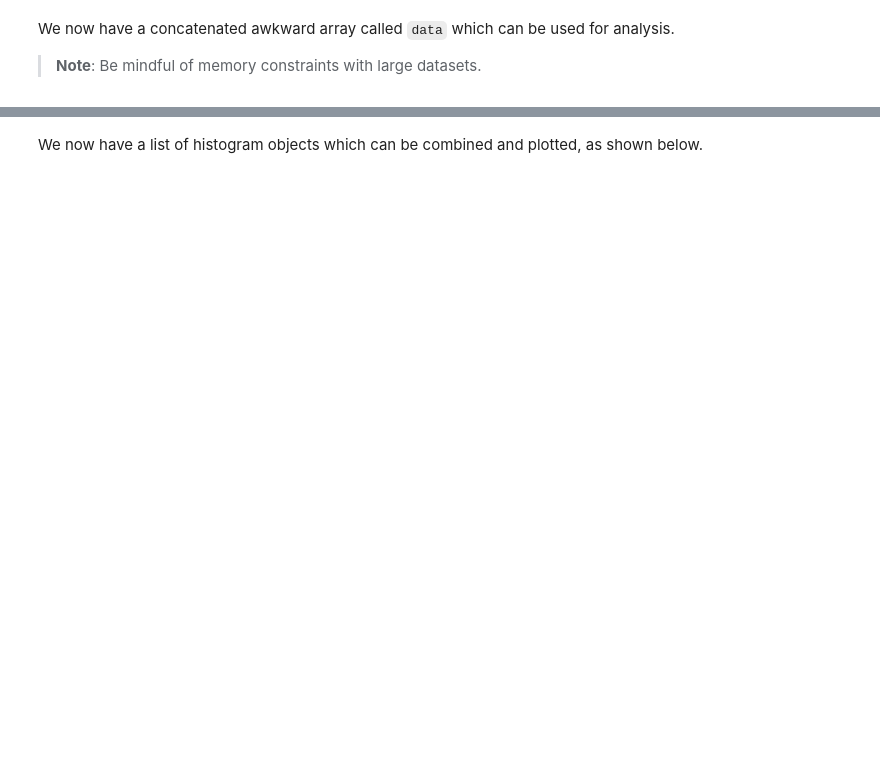
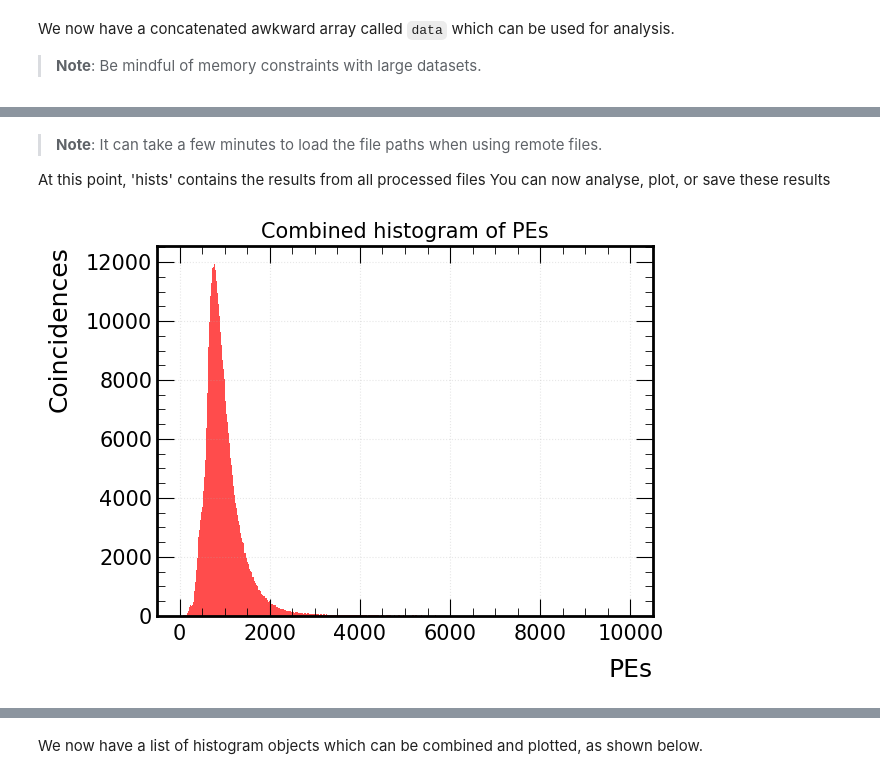
Before and after one commit to sam-grant/pyutils, a Jupyter notebook: examples/pyutils_multifile.ipynb, the cells around one changed output, grey strips where cells are left out. Cells and saved outputs as stored; diff of their text form; code cells hidden in the pictures; blank space fills up the shorter version.

```diff
--- a/examples/pyutils_multifile.ipynb
+++ b/examples/pyutils_multifile.ipynb
@@ -28,14 +25,19 @@ The `import_dataset` function from `pyimport` can be used to import a list of lo
 # %%
-# Import the Importer class from pyimport
-from pyimport import Importer
+# Import the Processor class from pyprocess
+from pyprocess import Processor
 
-# Initialise the Importer class instance
-importer = Importer(
+# Initialise the Processor class instance
+# If files are
+processor = Processor(
+    # use_remote = True,
+    # location = "disk",
     verbosity = 2
 )
 
 # Define path to list of 10 local files
+# "Local" means that each file name includes the full path to a localtion on a local disk, such as `/exp/data`.
 file_list_path = "/exp/mu2e/data/users/sgrant/EventNtuple/TestFileLists/local_file_list.txt"
+# file_list_path = "/exp/mu2e/data/users/sgrant/EventNtuple/TestFileLists/remote_file_list.txt"
 
 # Define branches
 # Branches can also be defined as a list of a grouped dict of lists, depending on requirements
@@ -47,9 +49,10 @@ branches = [
     "trksegs"
 ]
 
-# Import the files using multithreading
-data = importer.import_dataset(
+# Process the files using multithreading
+data = processor.process_data(
     file_list_path = file_list_path,
+    # defname = defname, # Alternatively, you can provide a SAM definition
     branches = branches
 )
 # %% [output]
@@ -140 +223,45 @@ For example, we can tell each worker thread to fill a histogram which we will co
+# %% [markdown]
+> **Note**: It can take a few minutes to load the file paths when using remote files.
+
+At this point, 'hists' contains the results from all processed files
+You can now analyse, plot, or save these results
+# %%
+import matplotlib.pyplot as plt
+
+nbins = 1000
+xrange = (0, 10000)
+
+# Combine the histograms
+combined_counts = np.zeros(nbins)
+
+# Loop through the processed results and add the counts
+for result in hists:
+    if result is not None:  # Check that the processing was successful
+        counts, _ = result  # Unpack the counts and bin_edges
+        # Convert awkward array to numpy array if needed
+        if hasattr(counts, 'to_numpy'):
+            counts = counts.to_numpy()
+        elif not isinstance(counts, np.ndarray):
+            counts = np.array(counts)
+        # Now add to the combined histogram
+        combined_counts += counts
+
+# Create the bin centres for plotting
+bin_centres = np.linspace(
+    xrange[0] + (xrange[1] - xrange[0])/(2*nbins),
+    xrange[1] - (xrange[1] - xrange[0])/(2*nbins),
+    nbins
+)
+
+# Plot the combined histogram
+plt.style.use("mu2e.mplstyle")
+plt.figure()
+plt.bar(bin_centres, combined_counts, width=(xrange[1] - xrange[0])/nbins, alpha=0.7)
+plt.xlabel('PEs')
+plt.ylabel('Coincidences')
+plt.title('Combined histogram of PEs')
+plt.grid(True, alpha=0.3)
+plt.show()
+# %% [output]
+[figure, new version]
 # %%
```
Also changed, not shown: parts of 12 cells of this notebook, 3 other files.
